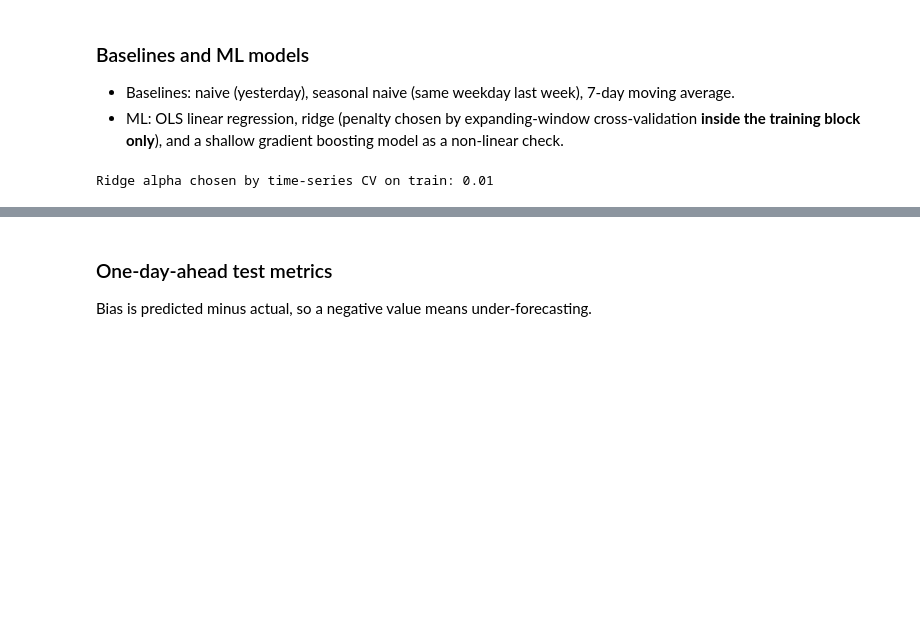
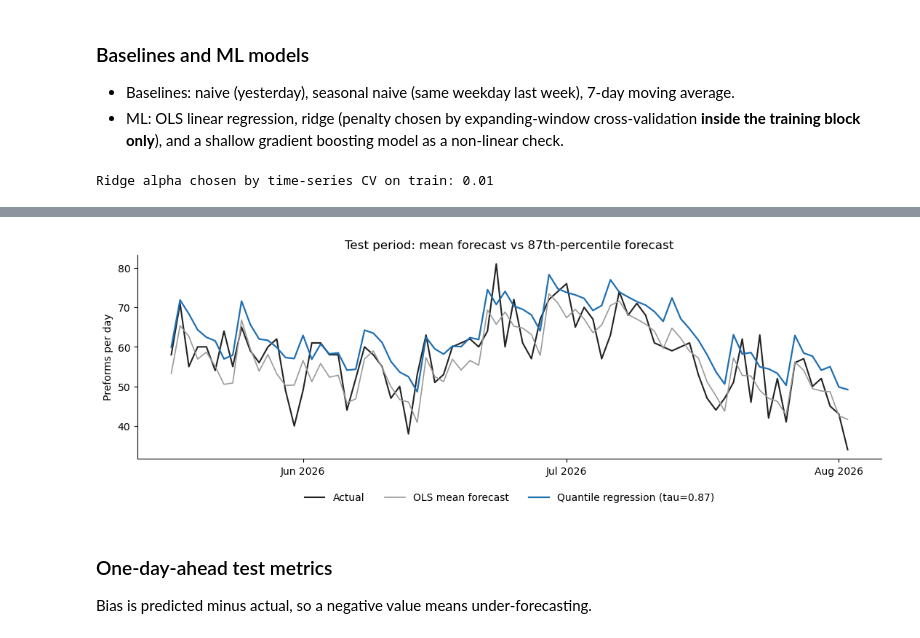
Before and after one commit to paveenavijay/QBUS3340-Operations-Management-, a Jupyter notebook: Task4_Demand_Forecasting.ipynb, the cells around one changed output, grey strips where cells are left out. Saved outputs shown, nothing was run; the diff lists cells and outputs as text; code cells hidden in the pictures; blank space fills up the shorter version.

```diff
--- a/Task4_Demand_Forecasting.ipynb
+++ b/Task4_Demand_Forecasting.ipynb
@@ -66,7 +68,10 @@ The first 7 days are dropped (no lag-7). The first 80% of the remaining days are
 # %%
 DOW = ["Mon", "Tue", "Wed", "Thu", "Fri", "Sat", "Sun"]
 
+
 def build_features(df, target):
+    """Features for day t use only demand up to day t-1, plus the calendar and the
+    two indicators the brief says are known before the prediction is made."""
     f = pd.DataFrame(index=df.index)
     f["lag1"] = df[target].shift(1)
     f["lag2"] = df[target].shift(2)
@@ -75,17 +80,18 @@ def build_features(df, target):
     f["large_project"] = df["large_customer_project"]
     f["quote_idx"] = df["quote_request_index"]
     f["quote_idx_lag1"] = df["quote_request_index"].shift(1)
-    for d in DOW[1:]:
+    for d in DOW[1:]:                                        # Monday is the reference day
         f["dow_" + d] = (df["day_of_week"] == d).astype(int)
     return f
 
+
 h = hist[["date", "day_of_week", "large_customer_project", "quote_request_index", Y]].copy()
 feat_h = build_features(h, Y)
-ok = feat_h.notna().all(axis=1)
+ok = feat_h.notna().all(axis=1)                              # drops the first 7 days (no lag-7)
 h, feat_h = h[ok].reset_index(drop=True), feat_h[ok].reset_index(drop=True)
 
 n = len(h)
-n_train = int(round(0.8 * n))
+n_train = int(round(0.8 * n))                                # first 80% train, last 20% test
 tr, te = np.arange(n_train), np.arange(n_train, n)
 Xtr, ytr = feat_h.iloc[tr], h[Y].iloc[tr]
 Xte, yte = feat_h.iloc[te], h[Y].iloc[te]
@@ -131,3 +141,79 @@ preds[f"Ridge regression (alpha={best_alpha})"] = ridge.predict(Xte)
 preds["Gradient boosting (depth 2)"] = gbr.predict(Xte)
 # %% [output]
 Ridge alpha chosen by time-series CV on train: 0.01
+# %%
+# ===== Quantile models (paste as a new cell after the model cells) =====
+# Why: a backorder costs $100/unit/day and holding costs $15/unit/day, so the cost-minimising
+# forecast is not the mean but the quantile  tau = 100 / (100 + 15) = 0.87.
+# Quantile models predict that quantile directly, instead of "mean forecast + a buffer".
+from scipy.stats import norm
+from sklearn.linear_model import QuantileRegressor
+from sklearn.metrics import mean_pinball_loss
+
+BACK_COST, HOLD_COST = 100, 15
+TAU = BACK_COST / (BACK_COST + HOLD_COST)           # 0.8696
+y_arr = yte.to_numpy(float)
+
+# --- fit linear and boosted quantile models at the median and at TAU (train block only) ---
+q_preds = {}
+for tau in [0.50, TAU]:
+    qr = QuantileRegressor(quantile=tau, alpha=0.0, solver="highs").fit(Xtr, ytr)
+    gq = GradientBoostingRegressor(loss="quantile", alpha=tau, n_estimators=150, max_depth=2,
+                                   learning_rate=0.05, subsample=0.8, random_state=SEED).fit(Xtr, ytr)
+    q_preds[("Linear quantile regression", tau)] = qr.predict(Xte)
+    q_preds[("Gradient boosting (quantile loss)", tau)] = gq.predict(Xte)
+
+# --- benchmark: OLS mean forecast, and OLS mean + a normal-theory buffer (uses TRAIN residuals only) ---
+ols_mean = ols.predict(Xte)
+train_sd = np.std(ytr.to_numpy(float) - ols.predict(Xtr), ddof=1)
+ols_buffer = ols_mean + norm.ppf(TAU) * train_sd
+
+
+def newsvendor_cost_per_day(y, p):
+    """Average daily cost of forecast error: $100 per preform short, $15 per preform over."""
+    return BACK_COST * np.mean(np.maximum(y - p, 0)) + HOLD_COST * np.mean(np.maximum(p - y, 0))
+
+
+def row(name, p, tau):
+    return {"Model": name,
+            f"Pinball loss (tau={tau:.2f})": mean_pinball_loss(y_arr, p, alpha=tau),
+            "Coverage (share actual <= forecast)": np.mean(y_arr <= p),
+            "Avg shortfall (preforms/day)": np.mean(np.maximum(y_arr - p, 0)),
+            "Avg excess (preforms/day)": np.mean(np.maximum(p - y_arr, 0)),
+            "Cost of error ($/day)": newsvendor_cost_per_day(y_arr, p)}
+
+
+# --- Table 1: targeting the 87th percentile (what the planning model needs) ---
+t1 = pd.DataFrame([
+    row("OLS mean forecast", ols_mean, TAU),
+    row("OLS mean + buffer", ols_buffer, TAU),
+    row("Linear quantile regression", q_preds[("Linear quantile regression", TAU)], TAU),
+    row("Gradient boosting (quantile loss)", q_preds[("Gradient boosting (quantile loss)", TAU)], TAU),
+]).set_index("Model").round(3)
+print(f"Target quantile tau = {TAU:.3f}  |  ideal coverage = {TAU:.2f}\n")
+display(t1)
+
+# --- Table 2: median forecasts (typical-day accuracy, comparable with the earlier MAE table) ---
+med = {"OLS mean forecast": ols_mean,
+       "Linear quantile regression (median)": q_preds[("Linear quantile regression", 0.50)],
+       "Gradient boosting (median)": q_preds[("Gradient boosting (quantile loss)", 0.50)]}
+t2 = pd.DataFrame({k: {"MAE": mean_absolute_error(y_arr, v),
+                       "RMSE": np.sqrt(mean_squared_error(y_arr, v)),
+                       "Coverage (share actual <= forecast)": np.mean(y_arr <= v)}
+                   for k, v in med.items()}).T.round(3)
+display(t2)
+
+# --- Figure: actual demand vs mean forecast vs 87th-percentile forecast ---
+fig, ax = plt.subplots(figsize=(11, 4))
+ax.plot(h.date.iloc[te], y_arr, color="#222222", lw=1.5, label="Actual")
+ax.plot(h.date.iloc[te], ols_mean, color="#9a9a9a", lw=1.2, label="OLS mean forecast")
+ax.plot(h.date.iloc[te], q_preds[("Linear quantile regression", TAU)], color="#1f6fb2", lw=1.6,
+        label=f"Quantile regression (tau={TAU:.2f})")
+ax.set_ylabel("Preforms per day")
+ax.set_title("Test period: mean forecast vs 87th-percentile forecast")
+ax.xaxis.set_major_locator(mdates.MonthLocator())
+ax.xaxis.set_major_formatter(mdates.DateFormatter("%b %Y"))
+ax.legend(frameon=False, ncol=3, loc="upper center", bbox_to_anchor=(0.5, -0.12))
+fig.tight_layout()
+plt.show()
+# %% [output]
@@ -134,3 +231,4 @@ Ridge alpha chosen by time-series CV on train: 0.01
+[figure, added]
 # %% [markdown]
 ### One-day-ahead test metrics
 
```
Also changed, not shown: parts of 12 cells of this notebook.
